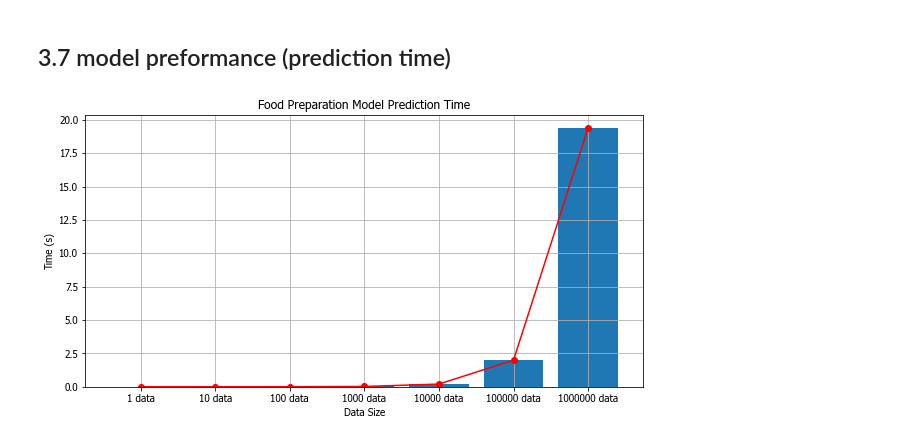
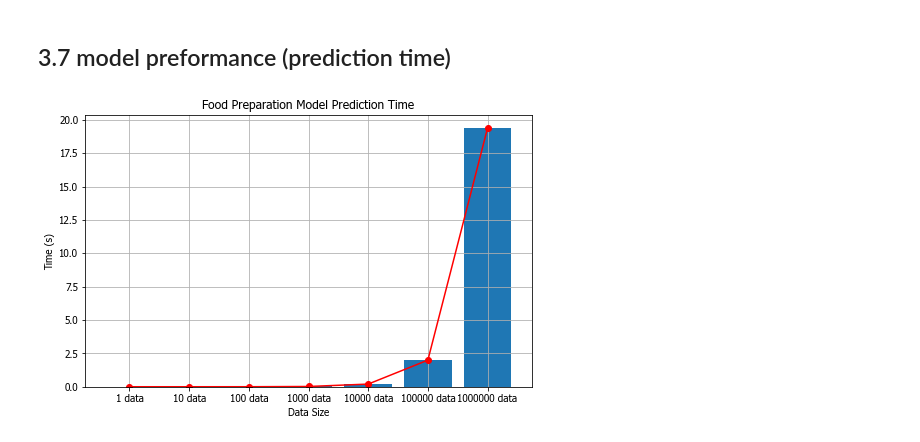
Before and after one commit to multi-order-planning-RBH/predictor, a Jupyter notebook: Food_preparation_04_evaluation.ipynb, the cells around one changed output. Drawn from its saved outputs; the diff is of its cells as text; code cells hidden in the pictures.

```diff
--- a/Food_preparation_04_evaluation.ipynb
+++ b/Food_preparation_04_evaluation.ipynb
@@ -6,7 +6,7 @@ import pandas as pd
 import pickle as pkl
 
 import matplotlib.pyplot as plt
-plt.rcParams['font.size'] = 20
+plt.rcParams['font.size'] = 26
 plt.rcParams['axes.grid'] = True
 plt.rcParams['font.family'] = 'Tahoma'
 import seaborn as sns
@@ -329,17 +329,22 @@ def geo_mean(iterable):
     a = np.array(iterable)
     return a.prod()**(1.0/len(a))
 # %%
-def plot_time_bar(data, title='Food Preparation Model Prediction Time'):
-    plot_data = [geo_mean(data[data_size]) for data_size in data.columns]
-    plt.figure(figsize=(10, 5))
+def plot_time_bar(data, title='Food Preparation Model Prediction Time', scale='linear'):
+    plot_data = [np.log10(geo_mean(data[data_size])) for data_size in data.columns] if scale=='log' else [data[data_size].mean() for data_size in data.columns]
+    plt.figure(figsize=(8, 5))
     plt.tight_layout()
     plt.title(title)
     plt.bar(data.columns, plot_data)
     plt.plot(data.columns, plot_data, color='red', marker='o')
     plt.xlabel('Data Size')
-    plt.ylabel('Time (s)')
+    if scale=='log':
+        plt.ylabel('Log10 Time (s)')
+    else:
+        plt.ylabel('Time (s)')
     plt.show()
+# %%
+plt.rcParams['font.size'] = 10
 # %%
-plot_time_bar(result_time)
+plot_time_bar(result_time, scale='linear')
 # %% [output]
-[figure, old version]
+[figure, new version]
```
Also changed, not shown: parts of 15 cells of this notebook, 3 other files.
